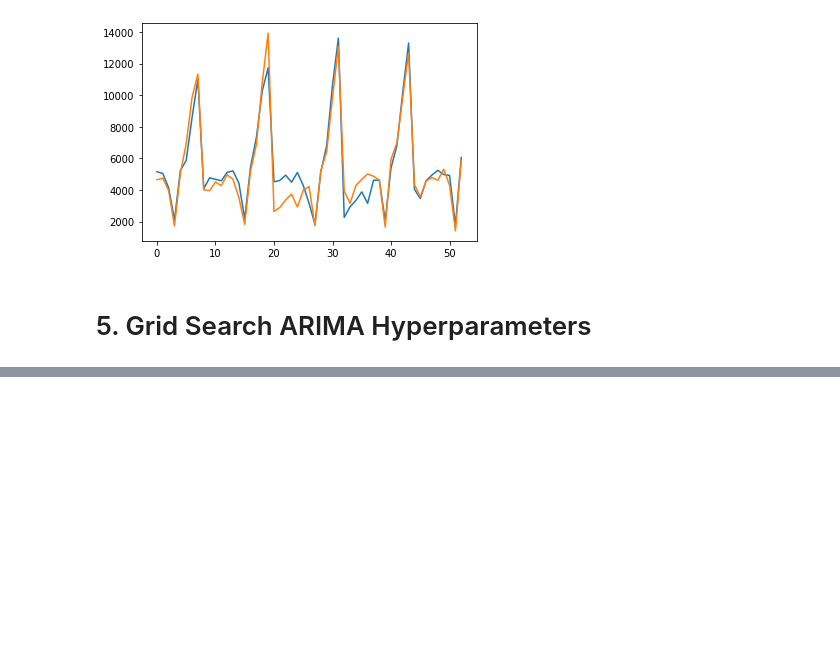
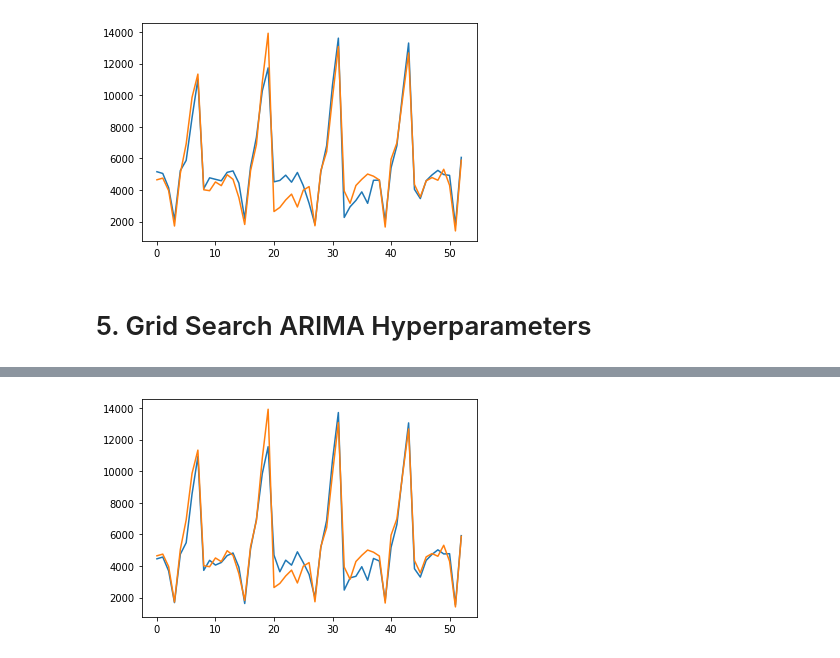
Before and after one commit to TrentMcNamara/Coding-Practice, a Jupyter notebook: MachineLearning-ForecastingSales.ipynb, the cells around one changed output, grey strips where cells are left out. Drawn from its saved outputs; the diff is of its cells as text; code cells hidden in the pictures; blank space fills up the shorter version.

Commit message:
Grid Search ARIMA Hyperparameters

```diff
--- a/MachineLearning-ForecastingSales.ipynb
+++ b/MachineLearning-ForecastingSales.ipynb
@@ -299,0 +359,23 @@ pyplot.show()
+# %%
+# ARIMA (0,0,1) minimizes the rmse=785.
+
+history = [x for x in train]
+predictions = list()
+for i in range(len(test)):
+    # difference data
+    months_in_year = 12
+    diff = difference(history, months_in_year)
+    # predict
+    model = ARIMA(diff, order=(0,0,1))
+    model_fit = model.fit(trend='nc', disp=0)
+    yhat = model_fit.forecast()[0]
+    yhat = inverse_diff(history, yhat, months_in_year)
+    predictions.append(yhat)
+    # observation
+    obs = test[i]
+    history.append(obs)
+    print('predicted=%.3f , actual=%.3f' % (yhat, obs))
+
+mse = mean_squared_error(test, predictions)
+rmse = sqrt(mse)
+print(rmse)
@@ -299,0 +400,8 @@ pyplot.show()
+# %%
+predictions = pandas.DataFrame(predictions)
+test2 = pandas.DataFrame(test)
+pyplot.plot(predictions)
+pyplot.plot(test2)
+pyplot.show()
+# %% [output]
+[figure, added]
```
Also changed, not shown: parts of 6 cells of this notebook.
